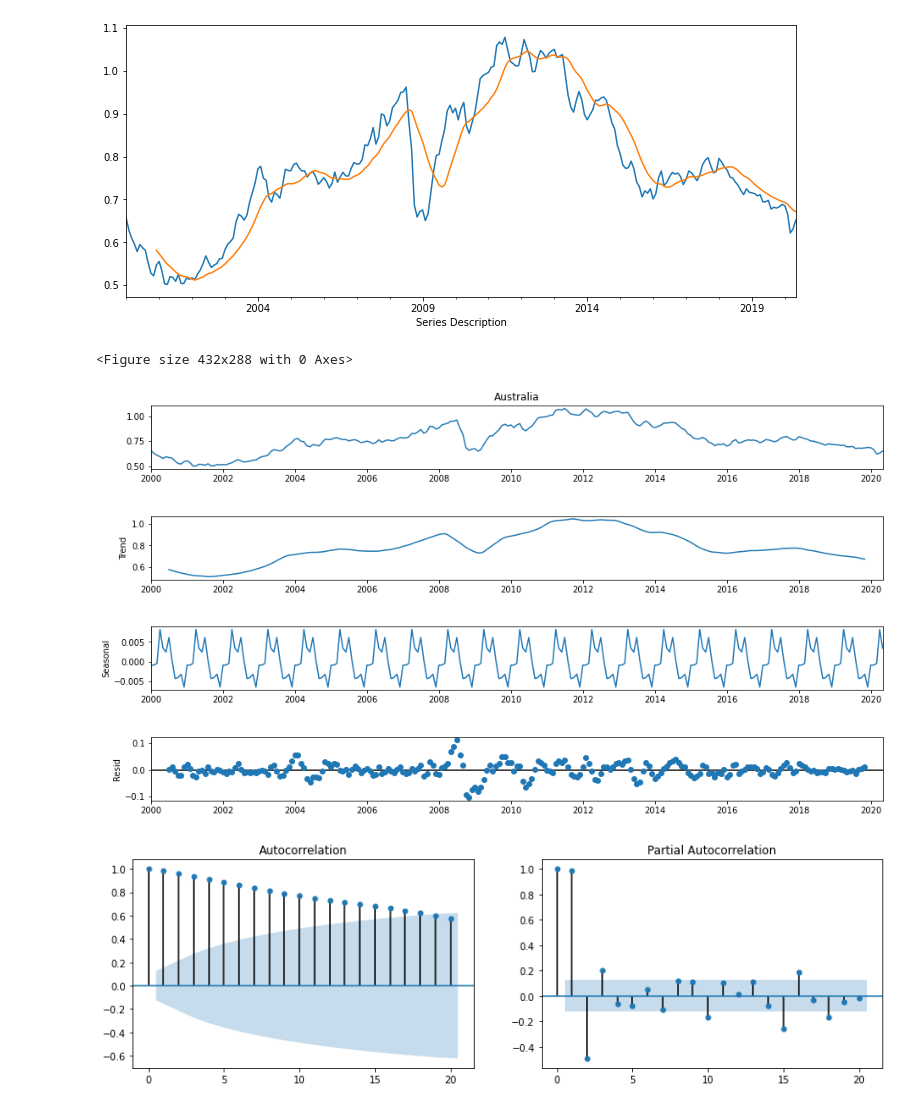
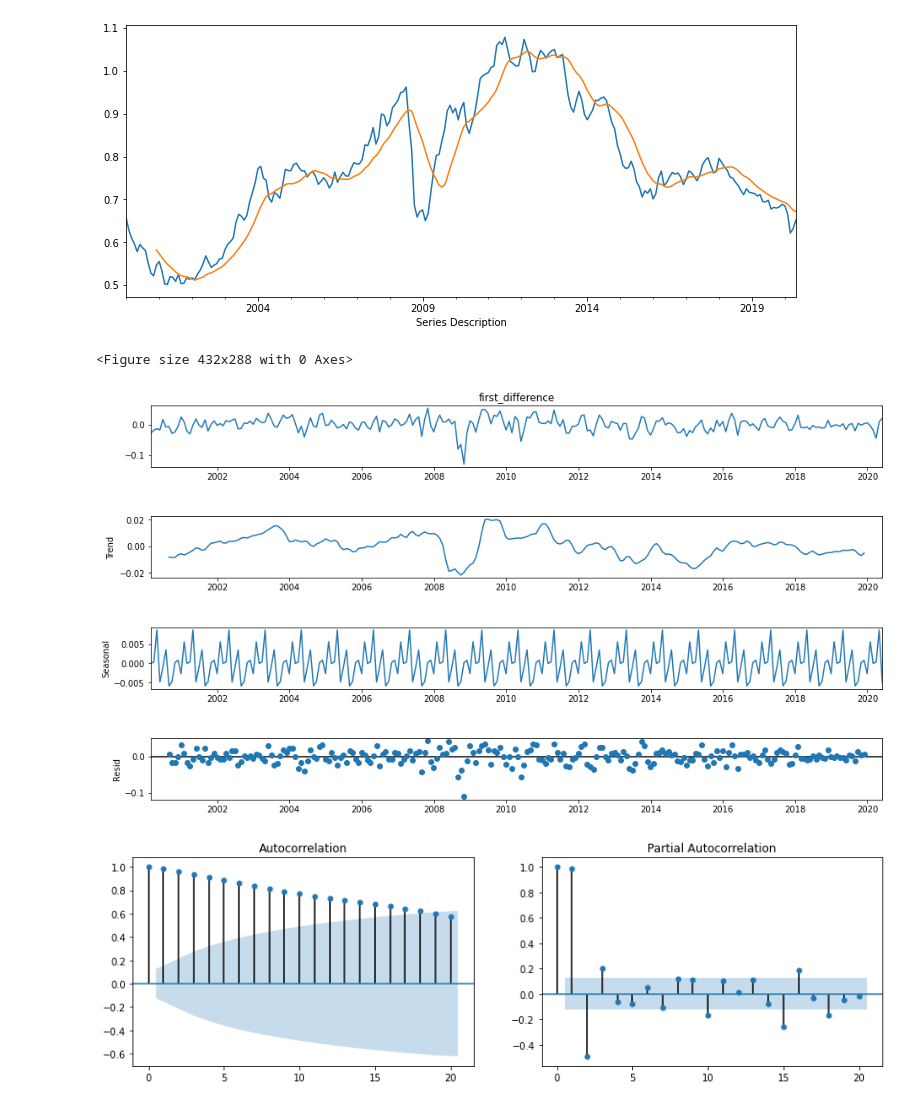
Before and after one commit to marmistead91/Foreign-Exchange-Rates-Time-Series, a Jupyter notebook: Time Series.ipynb, the cells around one changed output. Cells and saved outputs as stored; diff of their text form; code cells hidden in the pictures.

```diff
--- a/Time Series.ipynb
+++ b/Time Series.ipynb
@@ -384,13 +384,13 @@ aus.rolling(window=12).mean().plot();
 # %% [output]
 [figure]
 # %%
-decomposition = seasonal_decompose(aus, freq=12 )
+decomposition = seasonal_decompose(month_aus.first_difference.dropna(inplace=False), freq=12 )
 fig = plt.figure()
 fig = decomposition.plot()
 fig.set_size_inches(15, 8)
 # %% [output]
 <Figure size 432x288 with 0 Axes>
-[figure, old version]
+[figure, new version]
 # %%
 fig, ax = plt.subplots(1,2,figsize=(14,4))
 plot_acf(aus, lags=20, ax=ax[0]);
```
Also changed, not shown: parts of 7 cells of this notebook.
